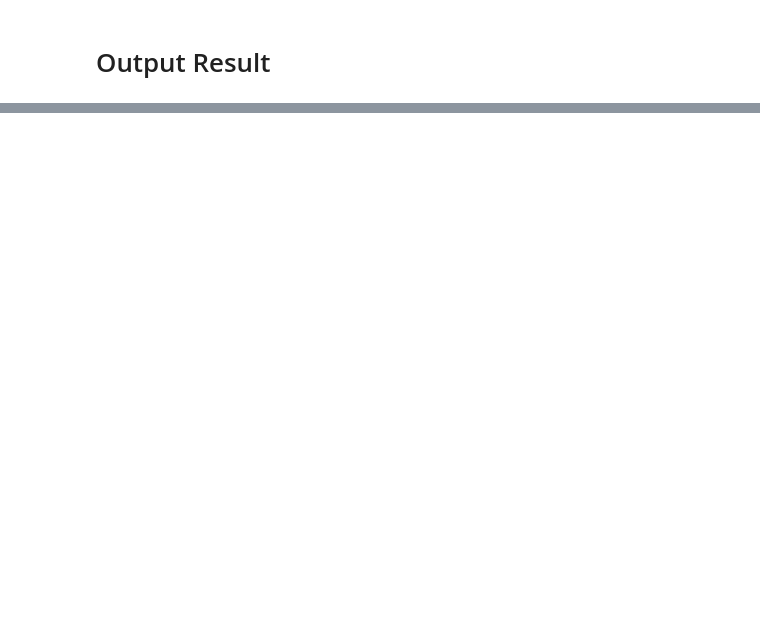
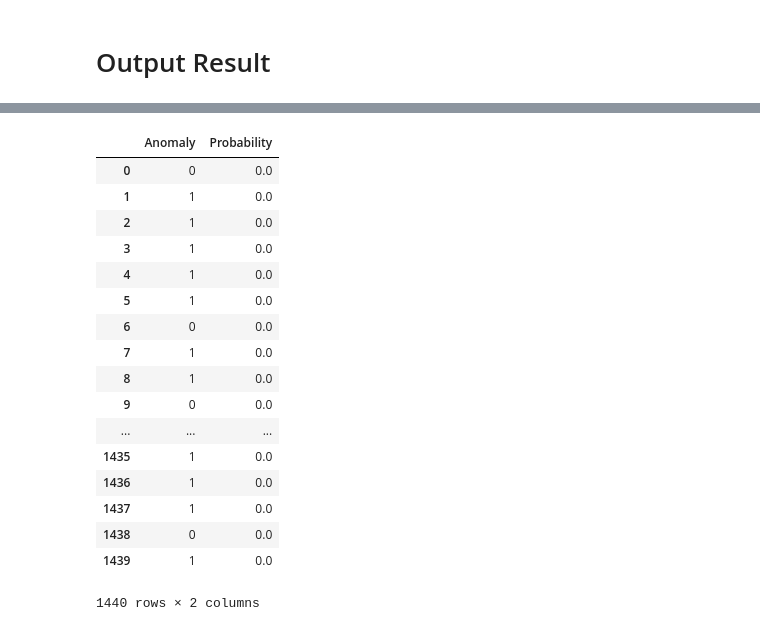
Before and after one commit to Janetx/PowerGrid, a Jupyter notebook: Anomaly-Window.ipynb, the cells around one changed output, grey strips where cells are left out. Saved outputs shown, nothing was run; the diff lists cells and outputs as text; code cells hidden in the pictures; blank space fills up the shorter version.

```diff
--- a/Anomaly-Window.ipynb
+++ b/Anomaly-Window.ipynb
@@ -155,3 +243,24 @@ for i in range(test_observation.size):
 output = pd.DataFrame({'Anomaly' : AnomolyBinary, 'Probability' : result})
 
 output.to_csv('pointAnomaly.csv', index=False, header=True)
+# %%
+output
+# %% [output]
+|  | Anomaly | Probability |
+| 0 | 0 | 0.0 |
+| 1 | 1 | 0.0 |
+| 2 | 1 | 0.0 |
+| 3 | 1 | 0.0 |
+| 4 | 1 | 0.0 |
+| 5 | 1 | 0.0 |
+| 6 | 0 | 0.0 |
+| 7 | 1 | 0.0 |
+| 8 | 1 | 0.0 |
+| 9 | 0 | 0.0 |
+| ... | ... | ... |
+| 1435 | 1 | 0.0 |
+| 1436 | 1 | 0.0 |
+| 1437 | 1 | 0.0 |
+| 1438 | 0 | 0.0 |
+| 1439 | 1 | 0.0 |
+1440 rows × 2 columns
```
Also changed, not shown: parts of 9 cells of this notebook.
